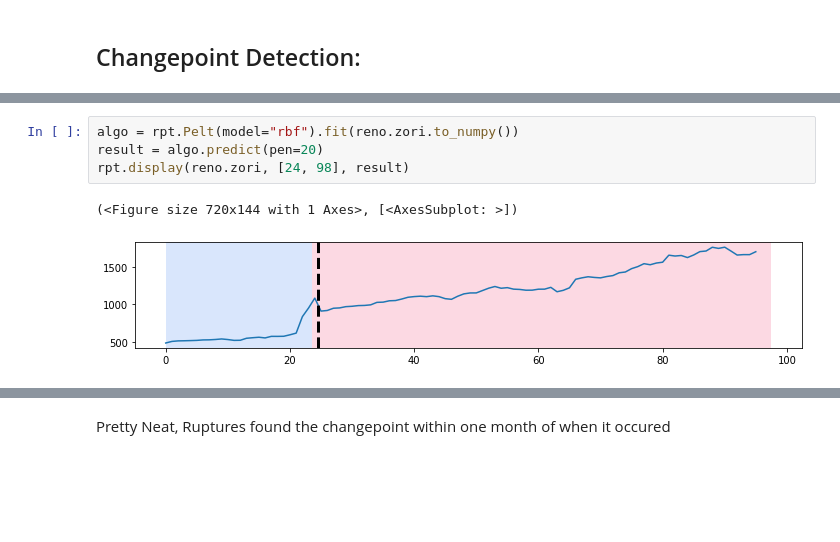
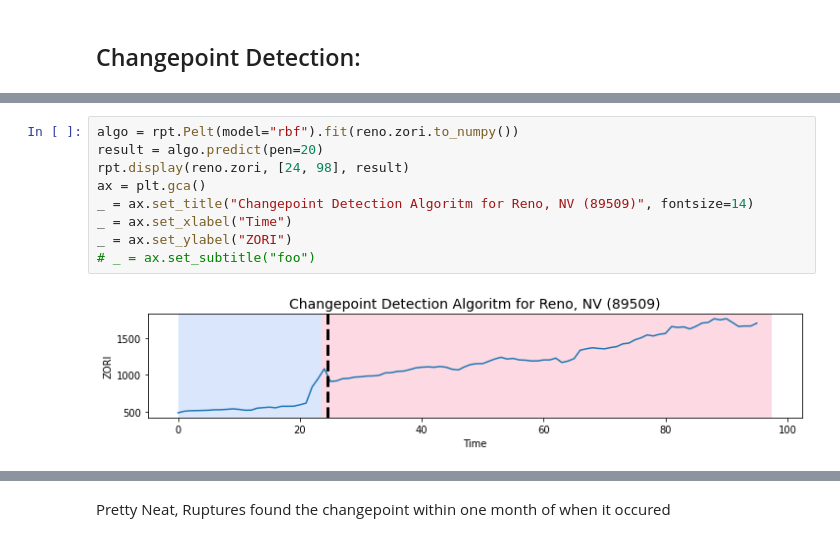
Before and after one commit to ichbinallen/zori_zori, a Jupyter notebook: notebooks/Zori_Rents.ipynb, the cells around one changed output, grey strips where cells are left out. Drawn from its saved outputs; the diff is of its cells as text; blank space fills up the shorter version.

Commit message:
update some graphs

```diff
--- a/notebooks/Zori_Rents.ipynb
+++ b/notebooks/Zori_Rents.ipynb
@@ -519,10 +516,14 @@ reno = zori_complete[zori_complete.zipcode == "89509"].copy()
 # %%
 algo = rpt.Pelt(model="rbf").fit(reno.zori.to_numpy())
 result = algo.predict(pen=20)
 rpt.display(reno.zori, [24, 98], result)
+ax = plt.gca()
+_ = ax.set_title("Changepoint Detection Algoritm for Reno, NV (89509)", fontsize=14)
+_ = ax.set_xlabel("Time")
+_ = ax.set_ylabel("ZORI")
+# _ = ax.set_subtitle("foo")
 # %% [output]
-(<Figure size 720x144 with 1 Axes>, [<AxesSubplot: >])
-[figure, old version]
+[figure, new version]
 [interactive output not drawn]
 # %% [markdown]
 Pretty Neat, Ruptures found the changepoint within one month of when it occured
```
Also changed, not shown: parts of 26 cells of this notebook.
